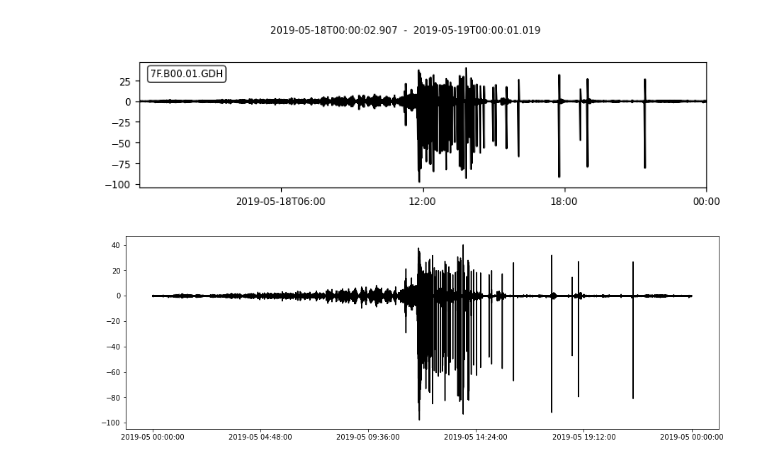
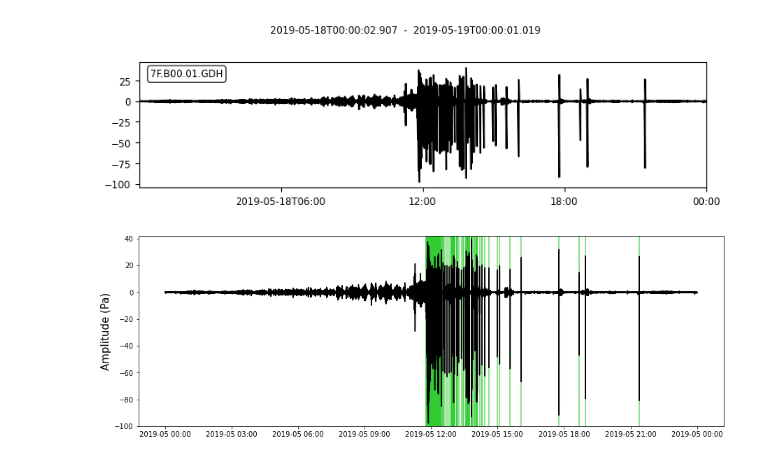
Before and after one commit to SerpRateAI/boreholeAcoustics, a Jupyter notebook: fig3.ipynb, the cells around one changed output. Drawn from its saved outputs; the diff is of its cells as text; code cells hidden in the pictures.

Commit message:
made figure 3

```diff
--- a/fig3.ipynb
+++ b/fig3.ipynb
@@ -36,11 +74,19 @@ x = day138[0].plot()
 # %%
 h1 = day138[0]
 # %%
-import matplotlib.dates as mdates
 fig, ax = plt.subplots(figsize=(15, 5))
+
+data = det[det.time.between('2019-05-18', '2019-05-19')].copy()
+
+x = data.time
+y = np.ones_like(x)*500
+ax.plot([x, x], [-y, y], color='limegreen', alpha=0.75)
 
 ax.plot(h1.times('matplotlib'), h1.data, color='black')
 
-ax.xaxis.set_major_formatter(mdates.DateFormatter('%Y-%m %H:%M:%S'))
+ax.set_ylim(-100, 42)
+ax.set_ylabel('Amplitude (Pa)', fontsize=15)
+# ax.xaxis.set_major_formatter(mdates.DateFormatter('%Y-%m %H:%M:%S'))
+ax.xaxis.set_major_formatter(mdates.DateFormatter('%Y-%m %H:%M'))
 # %% [output]
-[figure, old version]
+[figure, new version]
```
Also changed, not shown: parts of 8 cells of this notebook, 2 other files.
